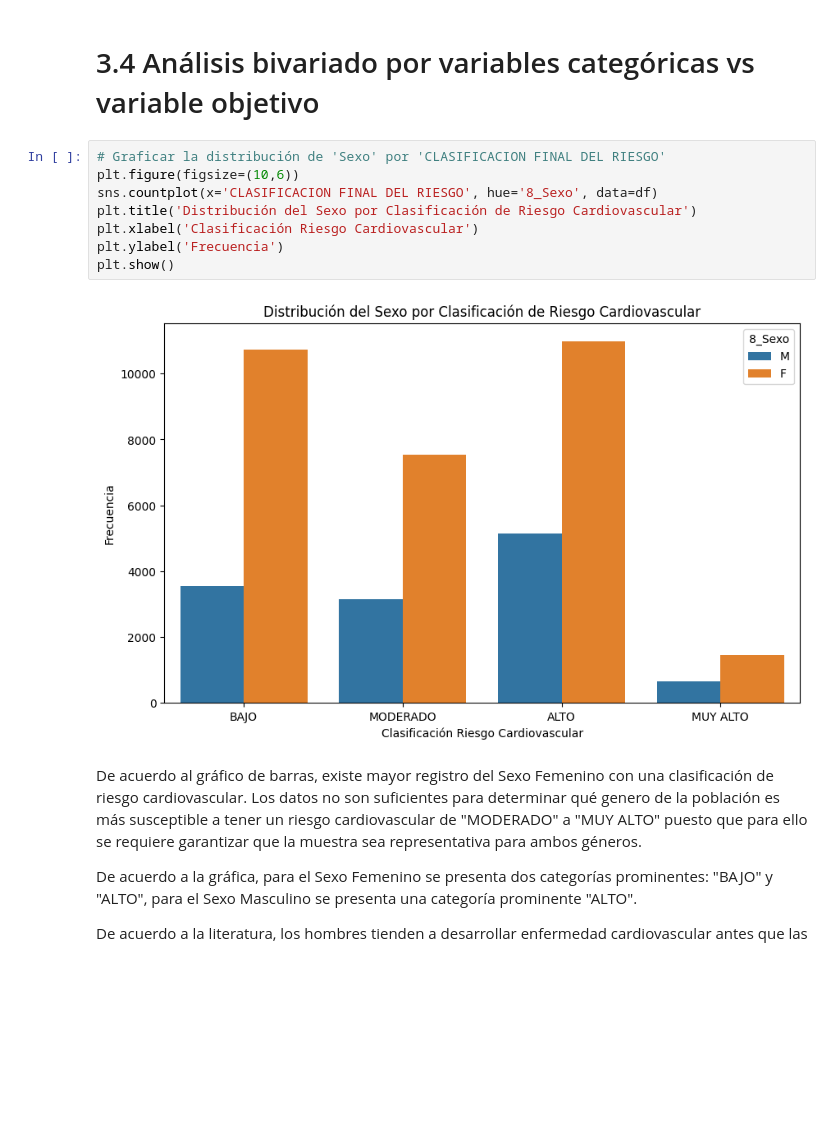
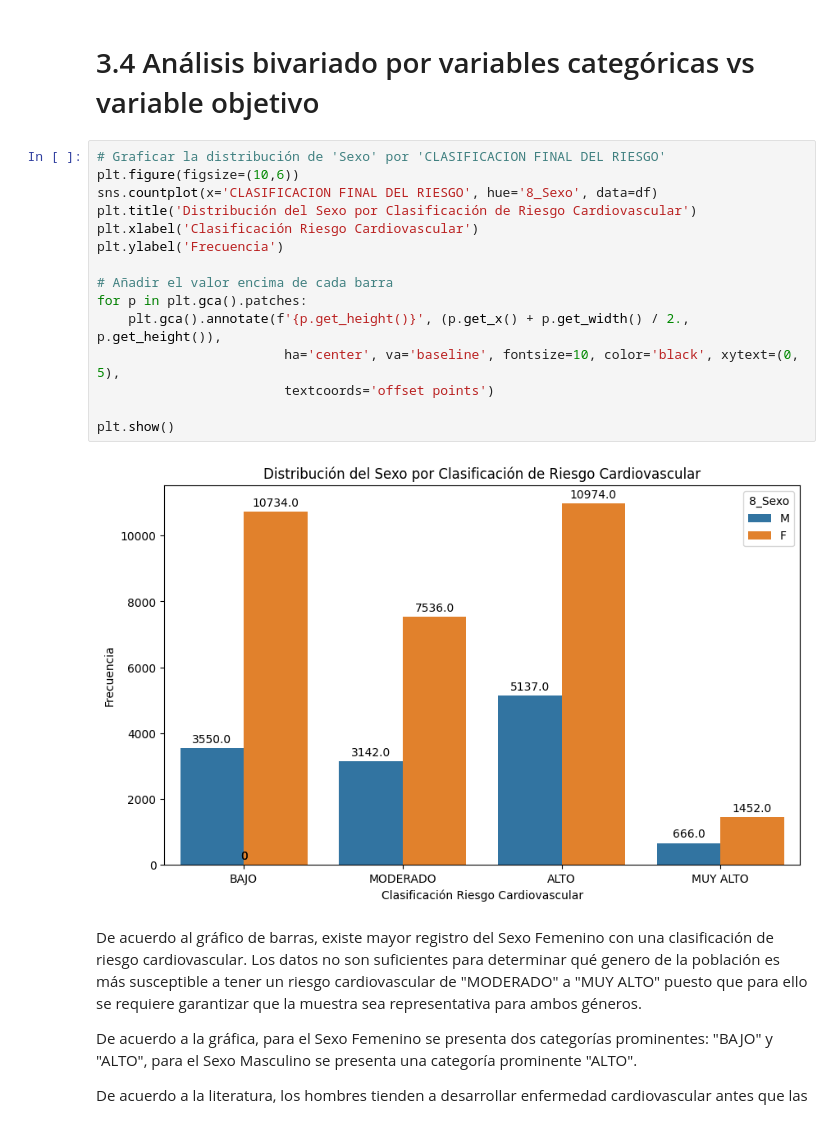
Before and after one commit to edgo1688/MIAA-ICESI, a Jupyter notebook: Analisis de datos l/Grupo_2_Taller_3_Analisis_Bivariado.ipynb, the cells around one changed output. Saved outputs shown, nothing was run; the diff lists cells and outputs as text; blank space fills up the shorter version.

```diff
--- a/Analisis de datos l/Grupo_2_Taller_3_Analisis_Bivariado.ipynb
+++ b/Analisis de datos l/Grupo_2_Taller_3_Analisis_Bivariado.ipynb
@@ -486,13 +490,20 @@ Para aquellos pacientes que tienen peso "Bajo" a "Normal" y se encuentren clasif
 # %%
 # Graficar la distribución de 'Sexo' por 'CLASIFICACION FINAL DEL RIESGO'
 plt.figure(figsize=(10,6))
 sns.countplot(x='CLASIFICACION FINAL DEL RIESGO', hue='8_Sexo', data=df)
 plt.title('Distribución del Sexo por Clasificación de Riesgo Cardiovascular')
 plt.xlabel('Clasificación Riesgo Cardiovascular')
 plt.ylabel('Frecuencia')
+
+# Añadir el valor encima de cada barra
+for p in plt.gca().patches:
+    plt.gca().annotate(f'{p.get_height()}', (p.get_x() + p.get_width() / 2., p.get_height()),
+                        ha='center', va='baseline', fontsize=10, color='black', xytext=(0, 5),
+                        textcoords='offset points')
+
 plt.show()
 # %% [output]
-[figure, old version]
+[figure, new version]
 # %% [markdown]
 De acuerdo al gráfico de barras, existe mayor registro del Sexo Femenino con una clasificación de riesgo cardiovascular. Los datos no son suficientes para determinar qué genero de la población es más susceptible a tener un riesgo cardiovascular de "MODERADO" a "MUY ALTO" puesto que para ello se requiere garantizar que la muestra sea representativa para ambos géneros.
 
```
Also changed, not shown: parts of 27 cells of this notebook.
